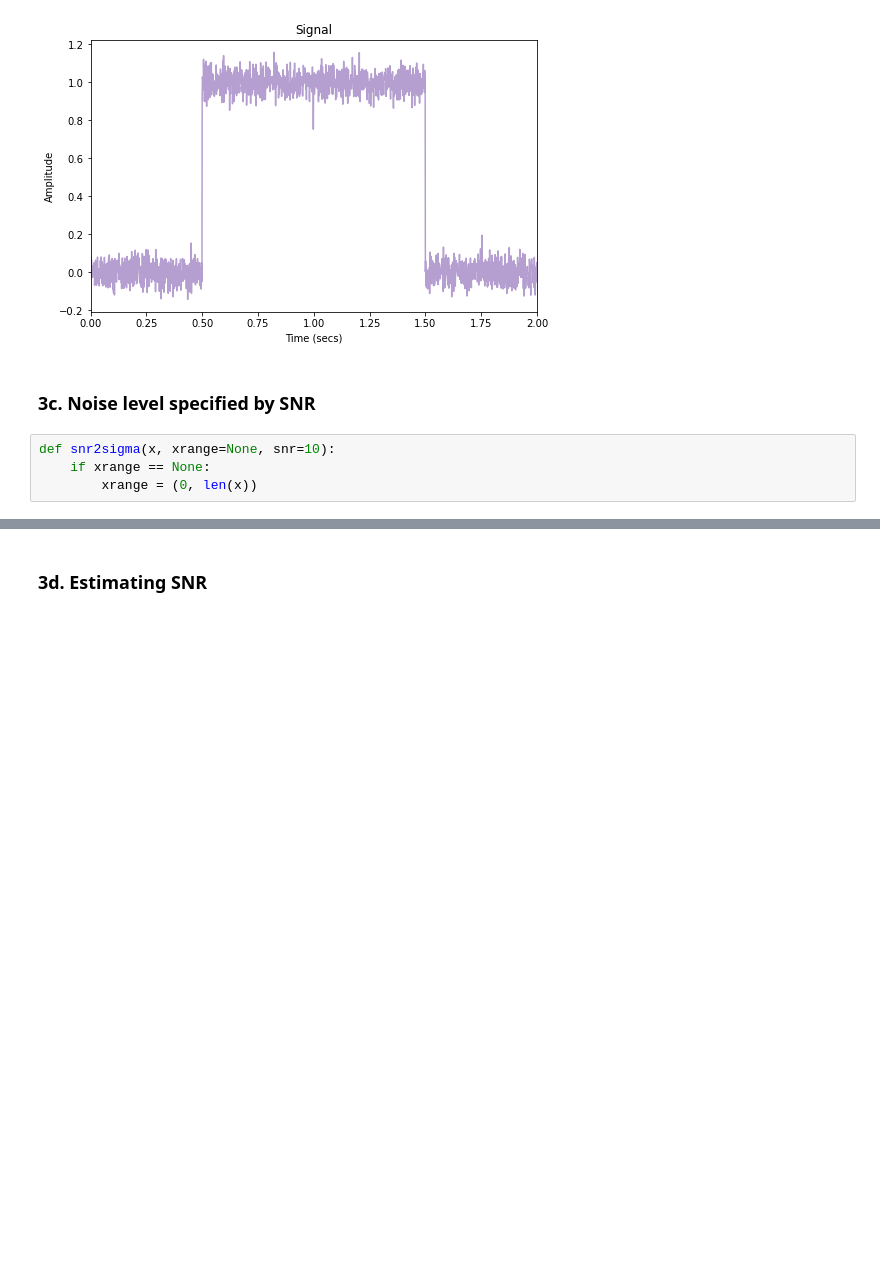
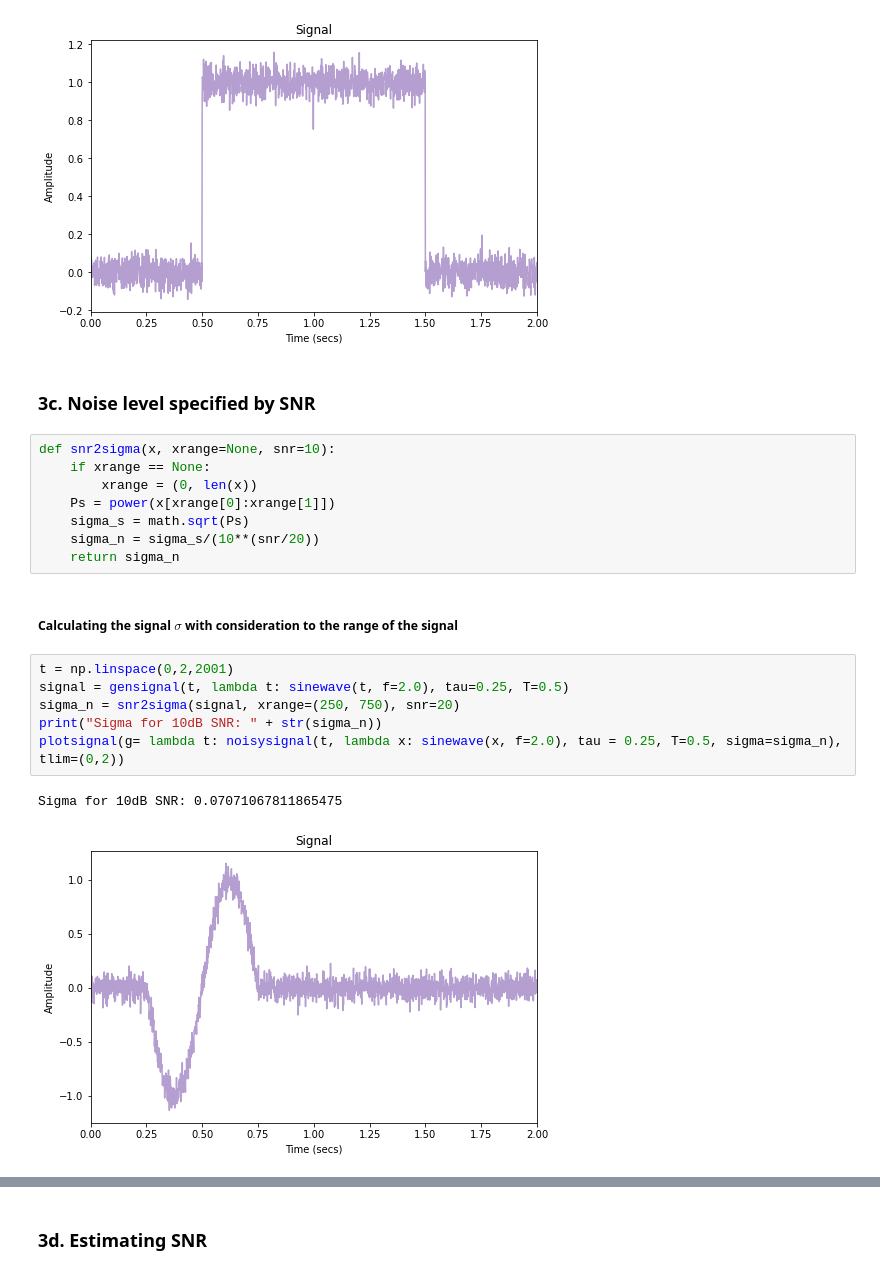
Before and after one commit to johnmays/CSDS_364_HW, a Jupyter notebook: A3/A3a/A3a_jkm100.ipynb, the cells around one changed output, grey strips where cells are left out. Drawn from its saved outputs; the diff is of its cells as text; blank space fills up the shorter version.

Commit message:
A3a almost finished; completed 3c: snr2sigma()

```diff
--- a/A3/A3a/A3a_jkm100.ipynb
+++ b/A3/A3a/A3a_jkm100.ipynb
@@ -191,3 +191,18 @@ plotsignal(g= lambda t: noisysignal(t, lambda x: u(x), tau = 0.50, T=1, sigma=0.
 def snr2sigma(x, xrange=None, snr=10):
     if xrange == None:
         xrange = (0, len(x))
+    Ps = power(x[xrange[0]:xrange[1]])
+    sigma_s = math.sqrt(Ps)
+    sigma_n = sigma_s/(10**(snr/20))
+    return sigma_n
+# %% [markdown]
+##### Calculating the signal $\sigma$ with consideration to the range of the signal
+# %%
+t = np.linspace(0,2,2001)
+signal = gensignal(t, lambda t: sinewave(t, f=2.0), tau=0.25, T=0.5)
+sigma_n = snr2sigma(signal, xrange=(250, 750), snr=20)
+print("Sigma for 10dB SNR: " + str(sigma_n))
+plotsignal(g= lambda t: noisysignal(t, lambda x: sinewave(x, f=2.0), tau = 0.25, T=0.5, sigma=sigma_n), tlim=(0,2))
+# %% [output]
+Sigma for 10dB SNR: 0.07071067811865475
+[figure, added]
```
Also changed, not shown: parts of 3 cells of this notebook.
